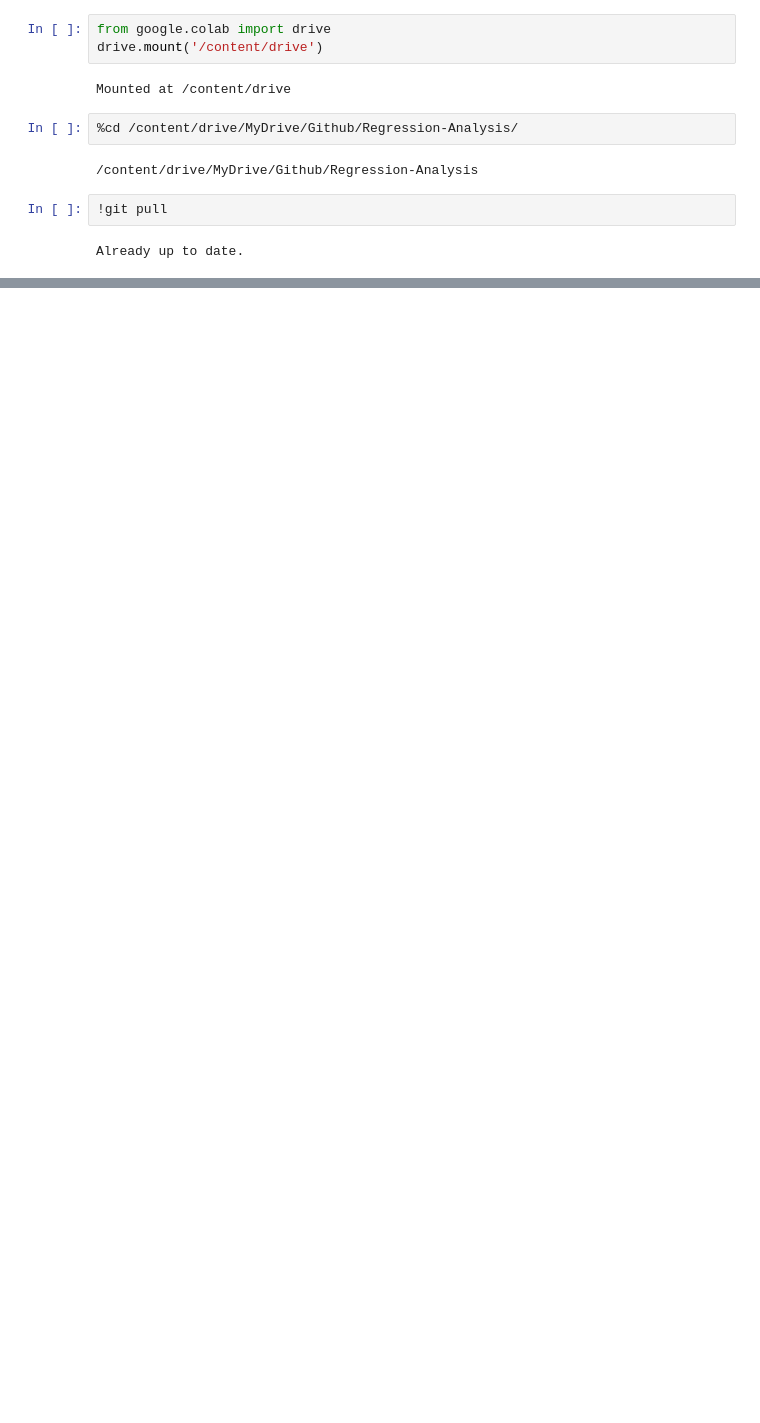
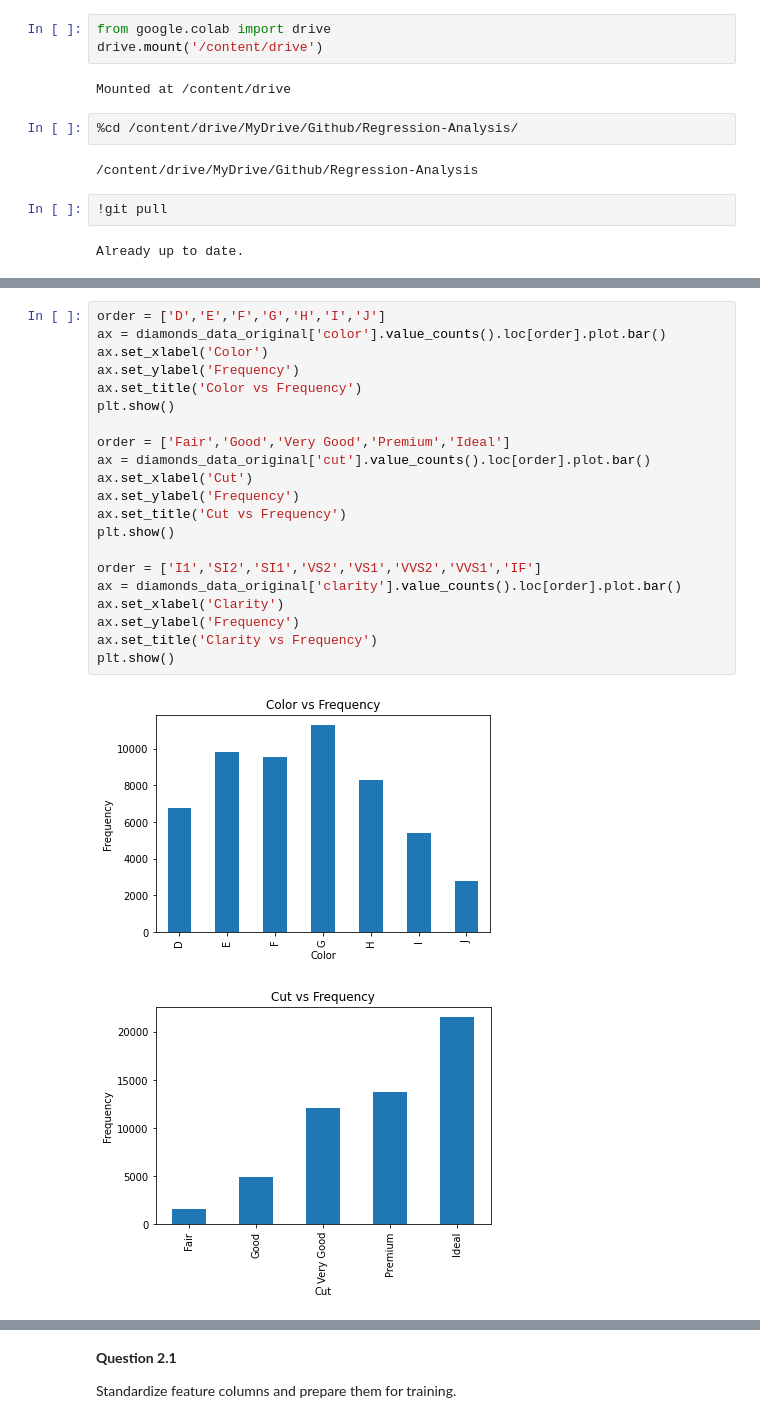
Before and after one commit to diplav09/Regression-Analysis, a Jupyter notebook: LSDM Project 4 Diamonds 1-5.ipynb, the cells around one changed output, grey strips where cells are left out. Saved outputs shown, nothing was run; the diff lists cells and outputs as text; blank space fills up the shorter version.

```diff
--- a/LSDM Project 4 Diamonds 1-5.ipynb
+++ b/LSDM Project 4 Diamonds 1-5.ipynb
@@ -13,0 +167,24 @@ Already up to date.
+# %%
+order = ['D','E','F','G','H','I','J']
+ax = diamonds_data_original['color'].value_counts().loc[order].plot.bar()
+ax.set_xlabel('Color')
+ax.set_ylabel('Frequency')
+ax.set_title('Color vs Frequency')
+plt.show()
+
+order = ['Fair','Good','Very Good','Premium','Ideal']
+ax = diamonds_data_original['cut'].value_counts().loc[order].plot.bar()
+ax.set_xlabel('Cut')
+ax.set_ylabel('Frequency')
+ax.set_title('Cut vs Frequency')
+plt.show()
+
+order = ['I1','SI2','SI1','VS2','VS1','VVS2','VVS1','IF']
+ax = diamonds_data_original['clarity'].value_counts().loc[order].plot.bar()
+ax.set_xlabel('Clarity')
+ax.set_ylabel('Frequency')
+ax.set_title('Clarity vs Frequency')
+plt.show()
+# %% [output]
+[figure, added]
+[figure, added]
@@ -13,0 +192,4 @@ Already up to date.
+# %% [markdown]
+**Question 2.1**
+
+Standardize feature columns and prepare them for training.
```
Also changed, not shown: parts of 16 cells of this notebook.
